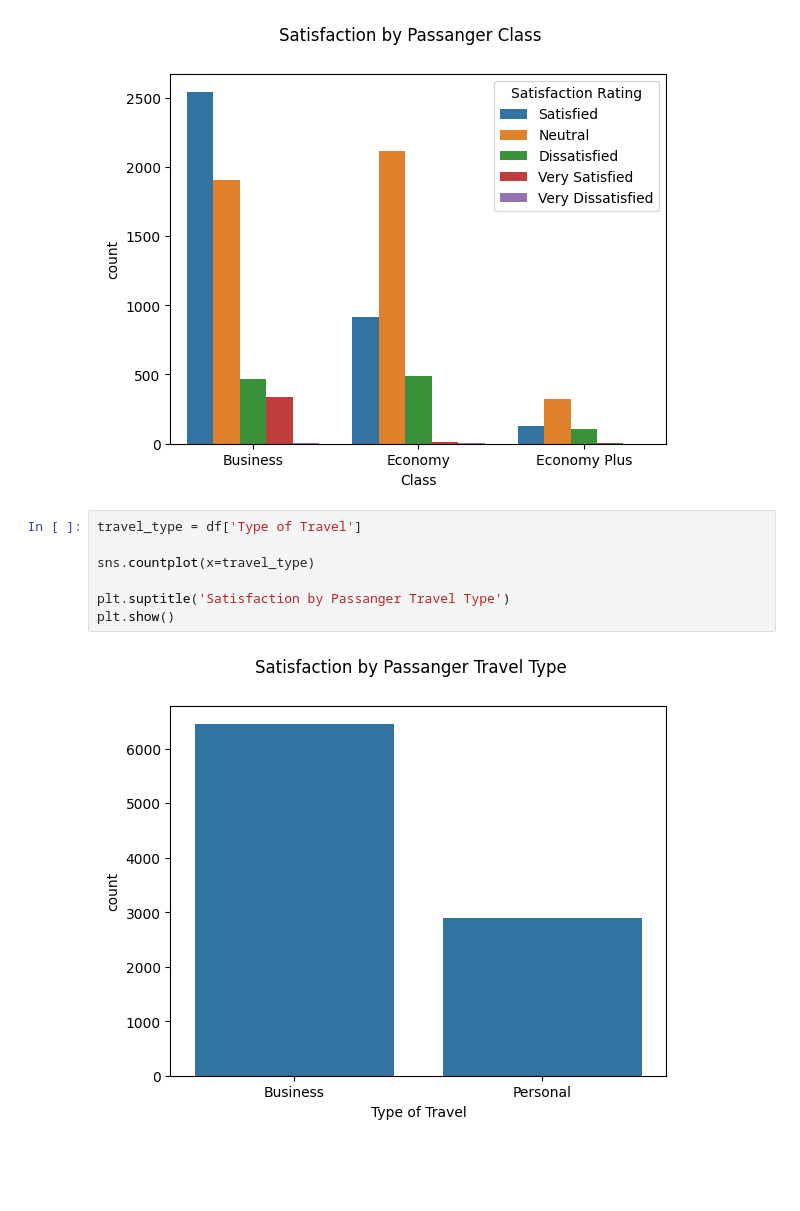
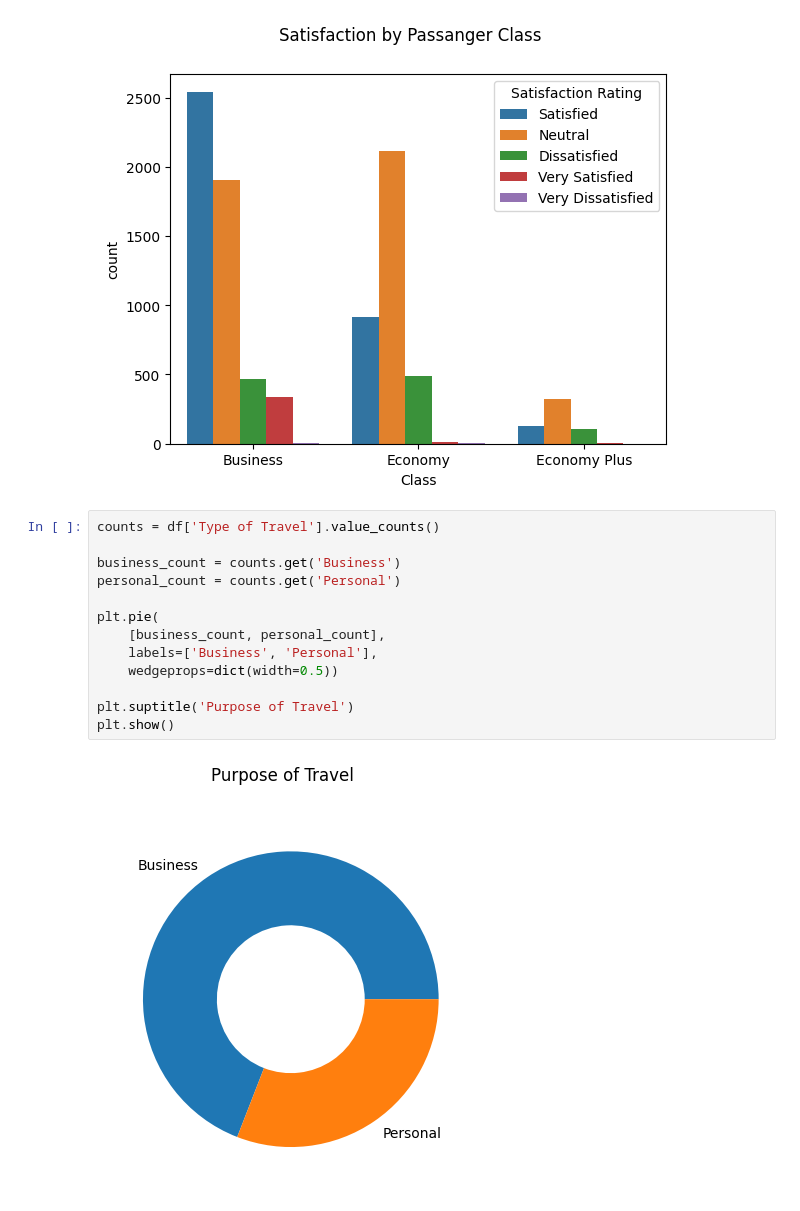
Before and after one commit to intoxicated7/Airline-Satisfaction-Data-Visualisation, a Jupyter notebook: Airline_Satisfaction.ipynb, the cells around one changed output. Cells and saved outputs as stored; diff of their text form; blank space fills up the shorter version.

```diff
--- a/Airline_Satisfaction.ipynb
+++ b/Airline_Satisfaction.ipynb
@@ -48,12 +47,18 @@ plt.suptitle('Satisfaction by Passanger Class')
 plt.show()
 # %% [output]
 [figure]
-# %%
-travel_type = df['Type of Travel']
-
-sns.countplot(x=travel_type)
-
-plt.suptitle('Satisfaction by Passanger Travel Type')
-plt.show()
-# %% [output]
-[figure, removed]
+# %%
+counts = df['Type of Travel'].value_counts()
+
+business_count = counts.get('Business')
+personal_count = counts.get('Personal')
+
+plt.pie(
+    [business_count, personal_count],
+    labels=['Business', 'Personal'],
+    wedgeprops=dict(width=0.5))
+
+plt.suptitle('Purpose of Travel')
+plt.show()
+# %% [output]
+[figure, added]
```
Also changed, not shown: parts of 3 cells of this notebook.
